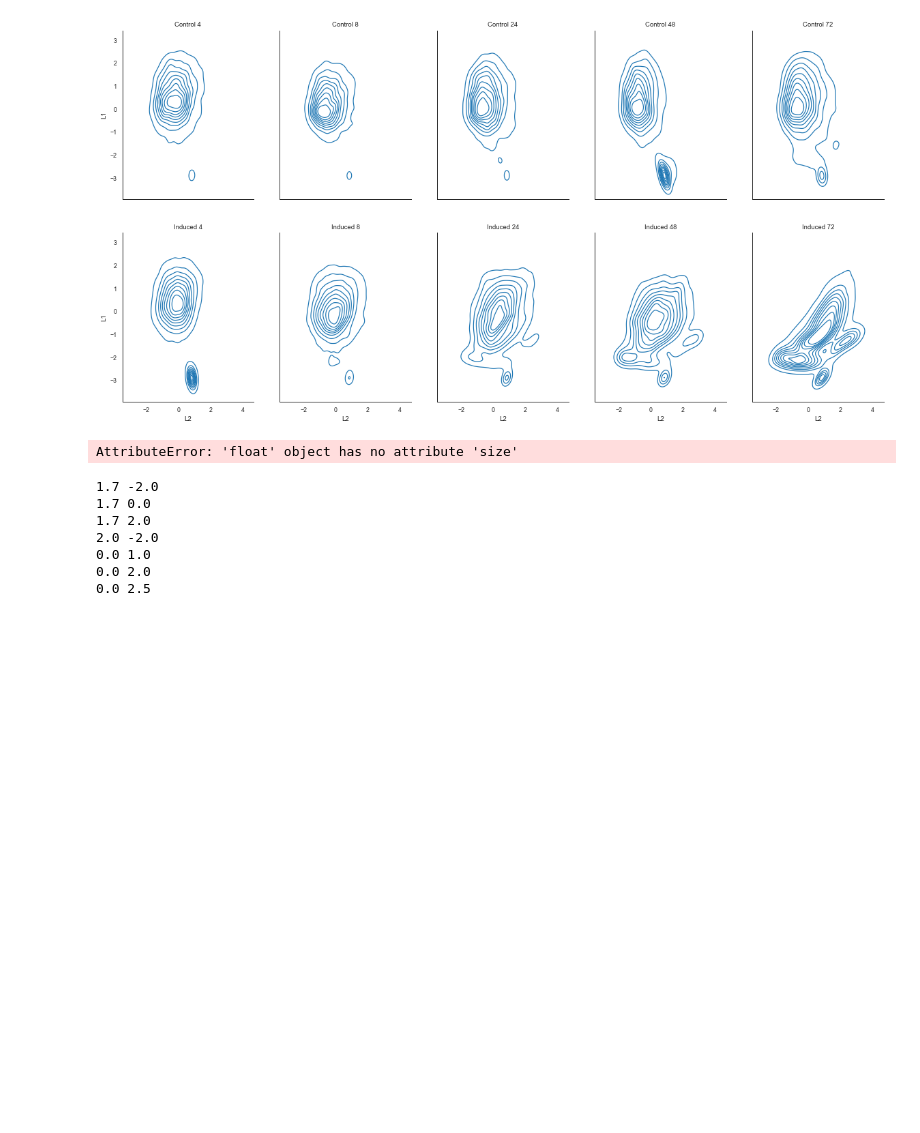
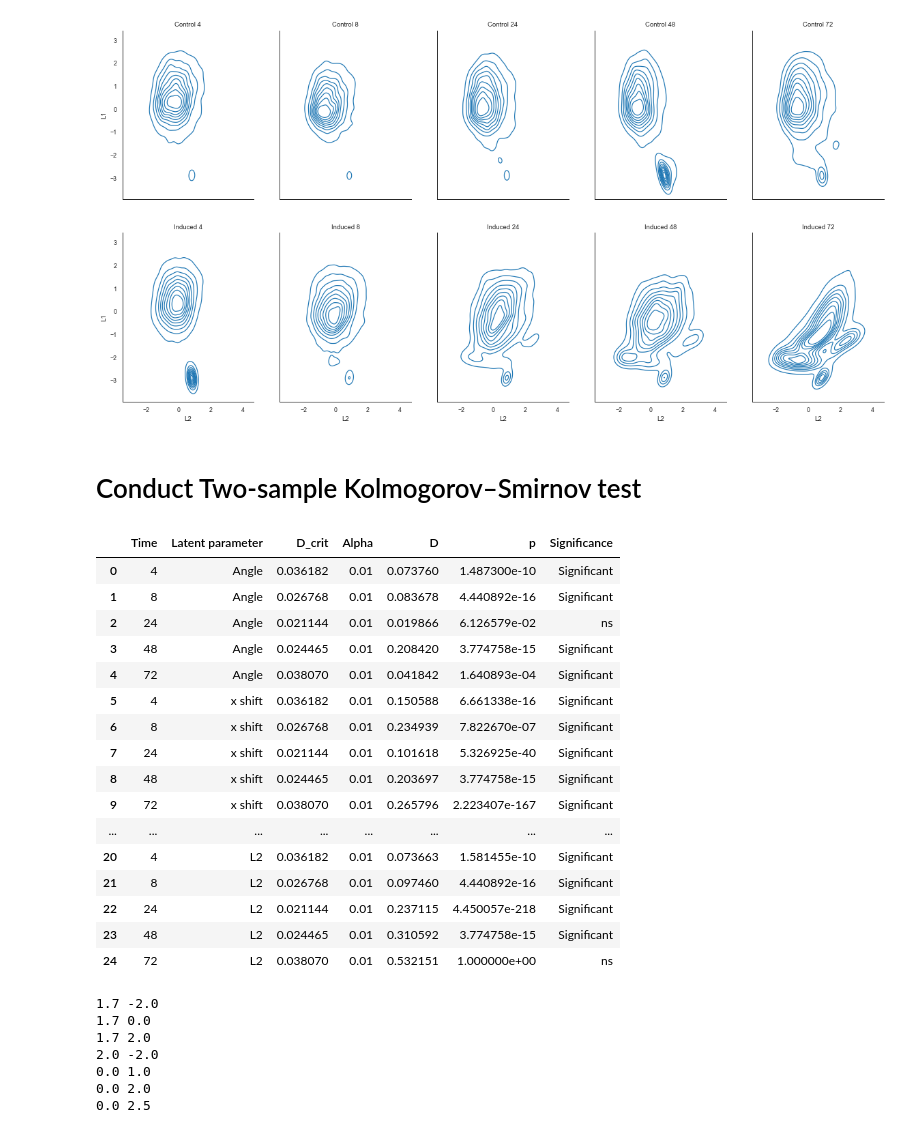
Before and after one commit to Jsakkos/mf-lon-cyanos-rvae, a Jupyter notebook: notebooks/whole-cells-rVAE.ipynb, the cells around one changed output. Drawn from its saved outputs; the diff is of its cells as text; code cells hidden in the pictures; blank space fills up the shorter version.

Commit message:
Added KS test

```diff
--- a/notebooks/whole-cells-rVAE.ipynb
+++ b/notebooks/whole-cells-rVAE.ipynb
@@ -266,10 +267,41 @@ for j, ax in zip(range(10),axes.ravel()):
 sns.despine()
 # %% [output]
 [figure]
-# %%
-plt.imshow(rvae.decode(-1.5,-1.5))
-# %% [output]
-AttributeError: 'float' object has no attribute 'size'
+# %% [markdown]
+# Conduct Two-sample Kolmogorov–Smirnov test
+# %%
+alpha = 0.01
+df = pd.DataFrame(columns=['Time','Latent parameter','D_crit','Alpha','D','p','Significance'])
+timepoints=[4,8,24,48,72]
+for i,param in enumerate(params):
+    for j in range(5):
+        D = np.sqrt(-np.log(alpha/2)*((1+(len(results[j][0][:,i])/len(results[j+5][0][:,i])))/(2*len(results[j+5][0][:,i]))))
+        ks ,p = ks_2samp(results[j][0][:,i],results[j+5][0][:,i])
+        if ks > D and p < alpha:
+            significance = 'Significant'
+        else:
+            significance = 'ns'
+        df = df.append(pd.DataFrame([[timepoints[j],param,D,alpha,ks,p,significance]],columns=['Time','Latent parameter','D_crit','Alpha','D','p','Significance']),ignore_index=True)
+
+df
+# %% [output]
+|  | Time | Latent parameter | D_crit | Alpha | D | p | Significance |
+| 0 | 4 | Angle | 0.036182 | 0.01 | 0.073760 | 1.487300e-10 | Significant |
+| 1 | 8 | Angle | 0.026768 | 0.01 | 0.083678 | 4.440892e-16 | Significant |
+| 2 | 24 | Angle | 0.021144 | 0.01 | 0.019866 | 6.126579e-02 | ns |
+| 3 | 48 | Angle | 0.024465 | 0.01 | 0.208420 | 3.774758e-15 | Significant |
+| 4 | 72 | Angle | 0.038070 | 0.01 | 0.041842 | 1.640893e-04 | Significant |
+| 5 | 4 | x shift | 0.036182 | 0.01 | 0.150588 | 6.661338e-16 | Significant |
+| 6 | 8 | x shift | 0.026768 | 0.01 | 0.234939 | 7.822670e-07 | Significant |
+| 7 | 24 | x shift | 0.021144 | 0.01 | 0.101618 | 5.326925e-40 | Significant |
+| 8 | 48 | x shift | 0.024465 | 0.01 | 0.203697 | 3.774758e-15 | Significant |
+| 9 | 72 | x shift | 0.038070 | 0.01 | 0.265796 | 2.223407e-167 | Significant |
+| ... | ... | ... | ... | ... | ... | ... | ... |
+| 20 | 4 | L2 | 0.036182 | 0.01 | 0.073663 | 1.581455e-10 | Significant |
+| 21 | 8 | L2 | 0.026768 | 0.01 | 0.097460 | 4.440892e-16 | Significant |
+| 22 | 24 | L2 | 0.021144 | 0.01 | 0.237115 | 4.450057e-218 | Significant |
+| 23 | 48 | L2 | 0.024465 | 0.01 | 0.310592 | 3.774758e-15 | Significant |
+| 24 | 72 | L2 | 0.038070 | 0.01 | 0.532151 | 1.000000e+00 | ns |
 # %%
 # L1 = 1.7
 # L2 = -2
```
Also changed, not shown: parts of 4 cells of this notebook, 14 other files.
